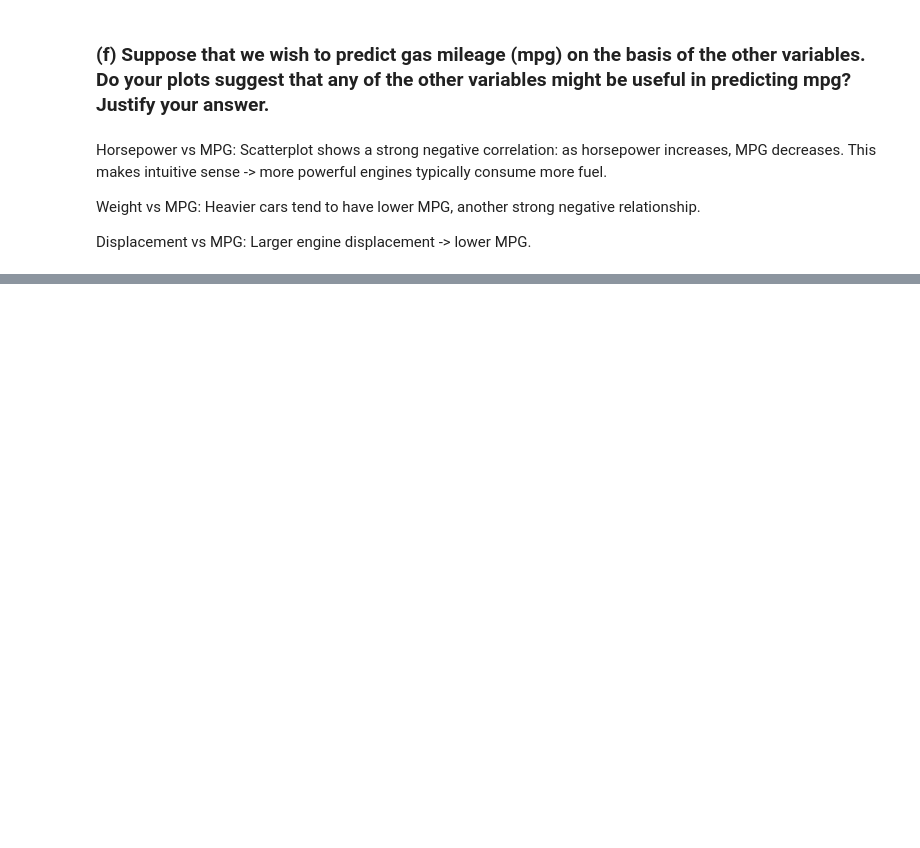
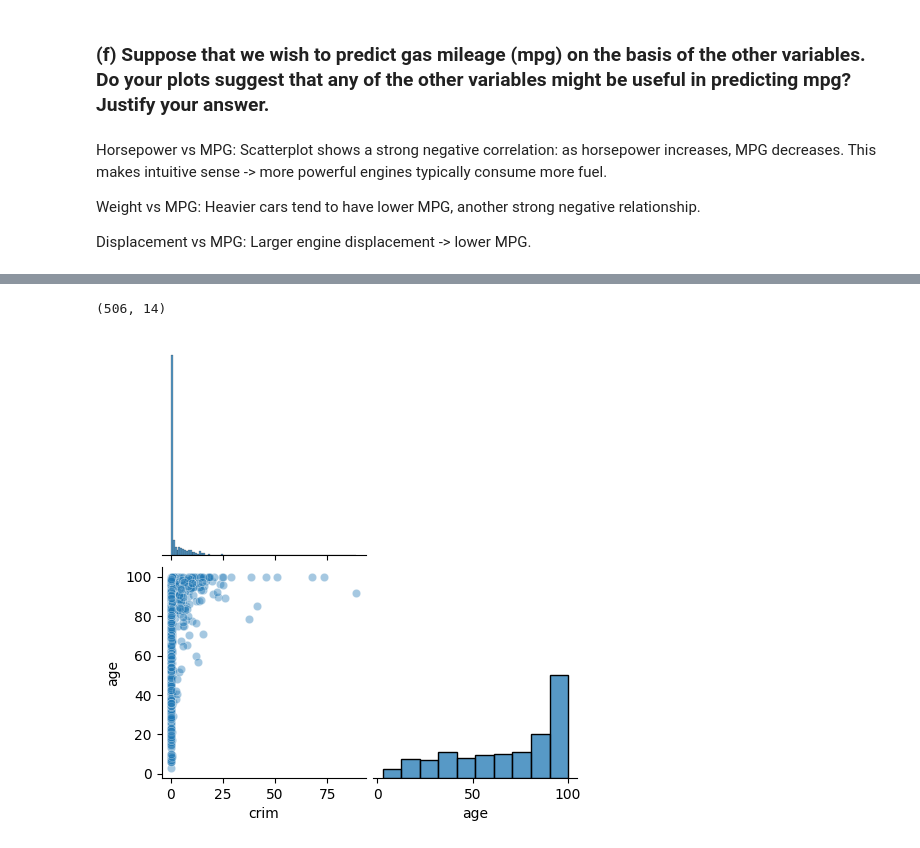
Before and after one commit to AmalieOvergaard/DataScience, a Jupyter notebook: week4.ipynb, the cells around one changed output, grey strips where cells are left out. Saved outputs shown, nothing was run; the diff lists cells and outputs as text; code cells hidden in the pictures; blank space fills up the shorter version.

```diff
--- a/week4.ipynb
+++ b/week4.ipynb
@@ -207,0 +210,4 @@ Larger engine displacement -> lower MPG.
+# %%
+# A)
+boston = pd.read_csv("data/boston.csv")
+boston
@@ -207,0 +228,16 @@ Larger engine displacement -> lower MPG.
+# %%
+# B)
+boston.shape
+
+# 506 rows
+# 14 columns
+# %% [output]
+(506, 14)
+# %%
+# c)
+subset = ["crim","age"]
+
+sns.pairplot(boston[subset], corner=True, plot_kws={'alpha':0.4})
+plt.show()
+# %% [output]
+[figure, added]
```
Also changed, not shown: parts of 2 cells of this notebook.
